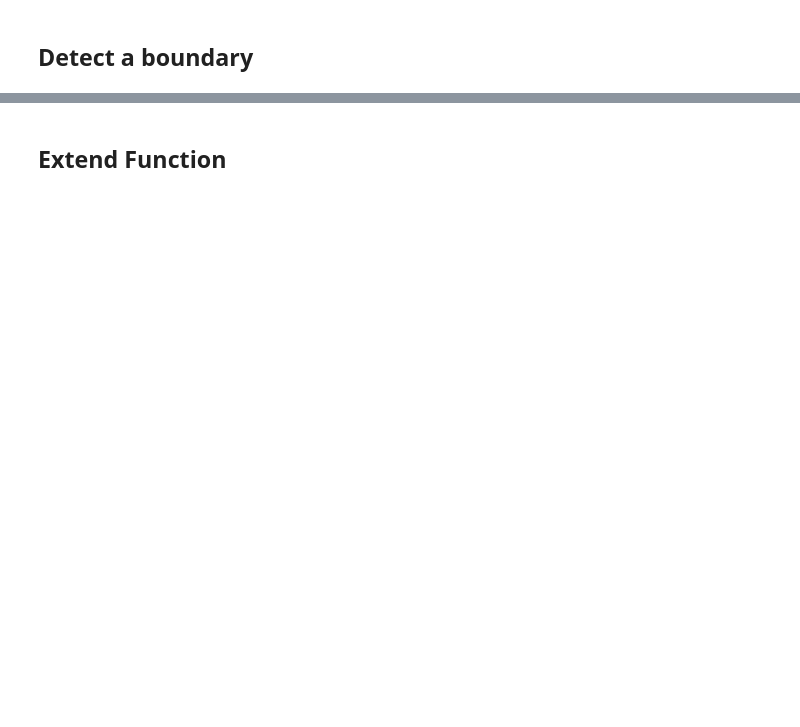
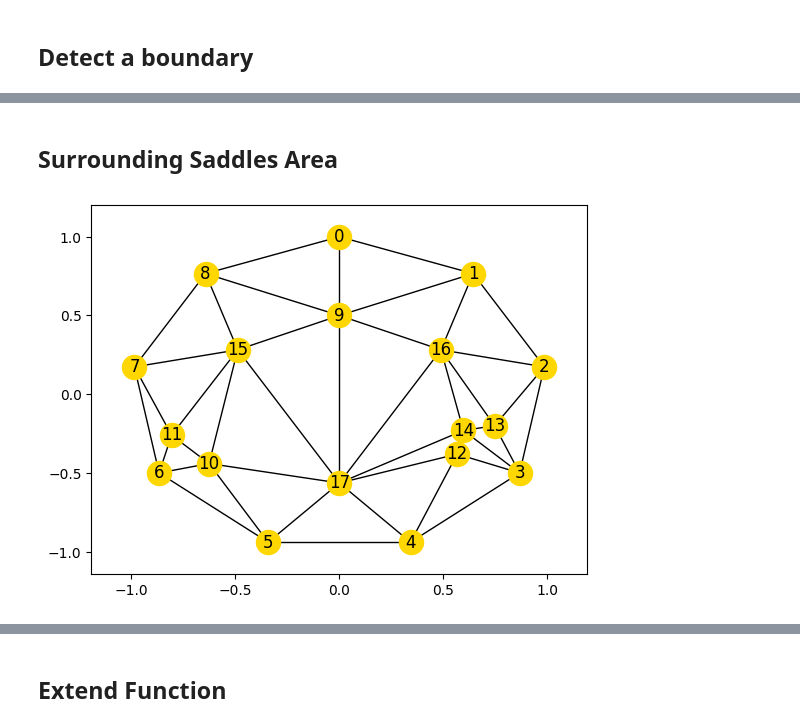
Before and after one commit to zimfv/quadrangulation, a Jupyter notebook: nonmanifold-eigen.ipynb, the cells around one changed output, grey strips where cells are left out. Cells and saved outputs as stored; diff of their text form; code cells hidden in the pictures; blank space fills up the shorter version.

```diff
--- a/nonmanifold-eigen.ipynb
+++ b/nonmanifold-eigen.ipynb
@@ -566,14 +507,0 @@ plt.plot(x, np.cos(x))
-# %%
-
-# artificial boundary condition
-node_list = np.array(list(boundary_graph.nodes))
-node_to_vertex = -1*np.ones(vertices.shape[0], dtype=int)
-node_to_vertex[node_list] = np.arange(len(node_list))
-
-vec_val = np.zeros(boundary_graph.number_of_nodes())
-for i, chain in enumerate(get_chains(boundary_graph, similar_start_end_of_cycle=True)):
-    vec_val[node_to_vertex[chain]] = np.cos(np.linspace(0, 2*np.pi, len(chain)))
-    #vec_val[node_to_vertex[chain][1:-1]] = i * (-1)**i
-
-
-vec_val
@@ -626,0 +736,2 @@ Widget(value='<iframe src="http://localhost:32949/index.html?ui=P_0x7eae586fe6f0
+# %% [markdown]
+## Surrounding Saddles Area
@@ -626,0 +740,34 @@ Widget(value='<iframe src="http://localhost:32949/index.html?ui=P_0x7eae586fe6f0
+# %%
+boundary = np.linspace(0, 2*np.pi, 10)[:-1]
+boundary = np.transpose([np.sin(boundary), np.cos(boundary)])
+
+saddle0_surrounding = [[0, 0.5]]
+saddle1_surrounding = boundary[6] + 0.3*np.array([[0.8, 0.2], [0.2, 0.8]])
+saddle2_surrounding = boundary[3] + 0.3*np.array([[-1.0, 0.4], [-0.4, 1.0], [-0.9, 0.9]])
+
+regular_points = [0.6*boundary[edge].mean(axis=0) for edge in [[7, 8], [1, 2], [4, 5]]]
+
+
+test_vertices = np.vstack([boundary,
+                           saddle0_surrounding,
+                           saddle1_surrounding,
+                           saddle2_surrounding,
+                           regular_points
+                           ])
+
+test_faces = sp.spatial.Delaunay(test_vertices).simplices
+test_faces = np.sort(test_faces, axis=1)
+test_faces = test_faces[(test_faces[:, None, :] != np.array([[3, 12, 13], [12, 13, 14]])).all(axis=1).any(axis=1)]
+test_faces = np.vstack([test_faces, [[3, 12, 14], [3, 13, 14]]])
+
+
+test_graph = nx.Graph()
+test_graph.add_nodes_from(range(test_vertices.shape[0]))
+for i in itertools.combinations(range(3), 2):
+    test_graph.add_edges_from(test_faces[:, list(i)])
+
+nx.draw_networkx(test_graph, pos=test_vertices, hide_ticks=False, node_color='gold')
+plt.grid(False)
+plt.show()
+# %% [output]
+[figure, added]
```
Also changed, not shown: parts of 36 cells of this notebook, 1 other file.
